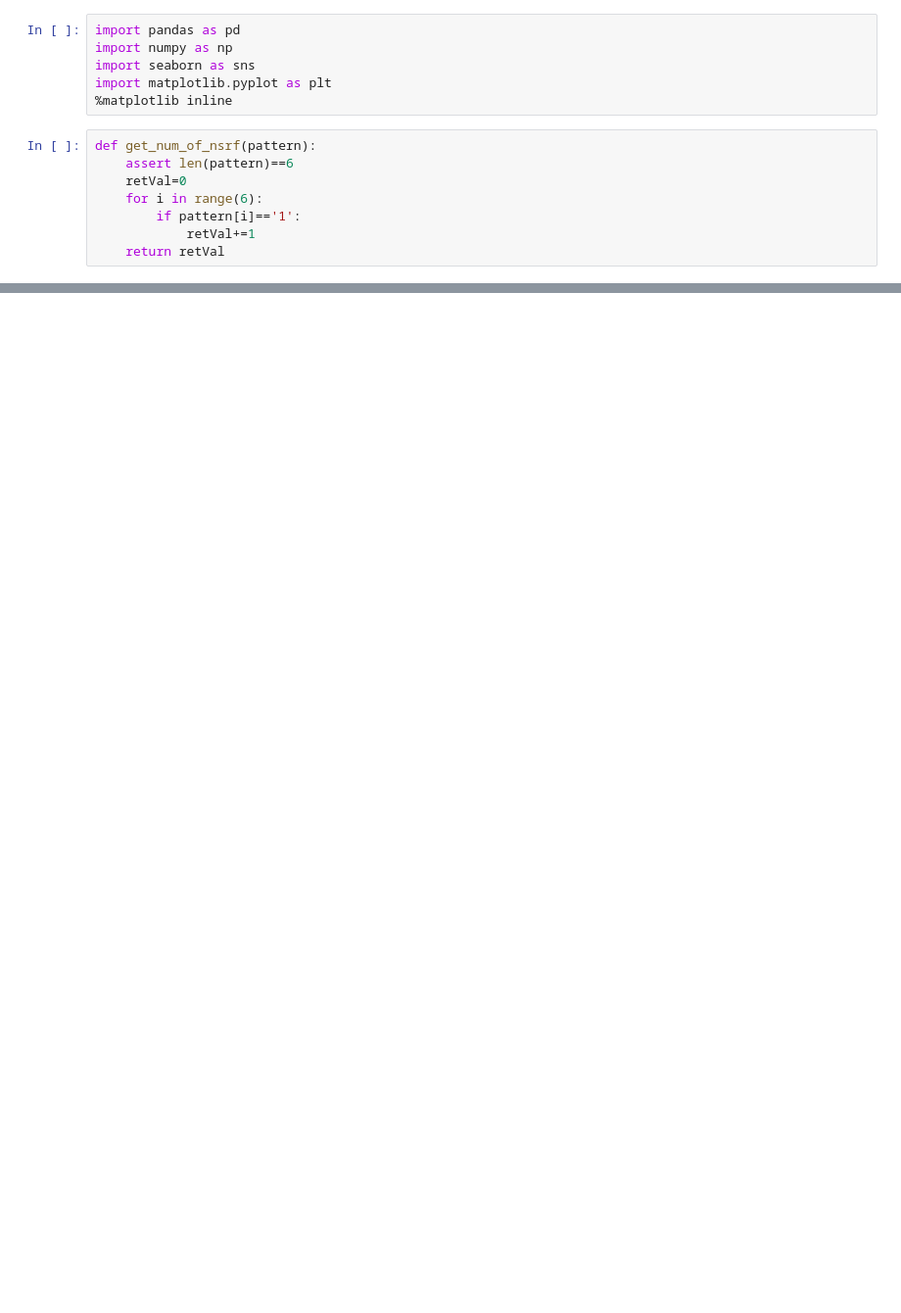
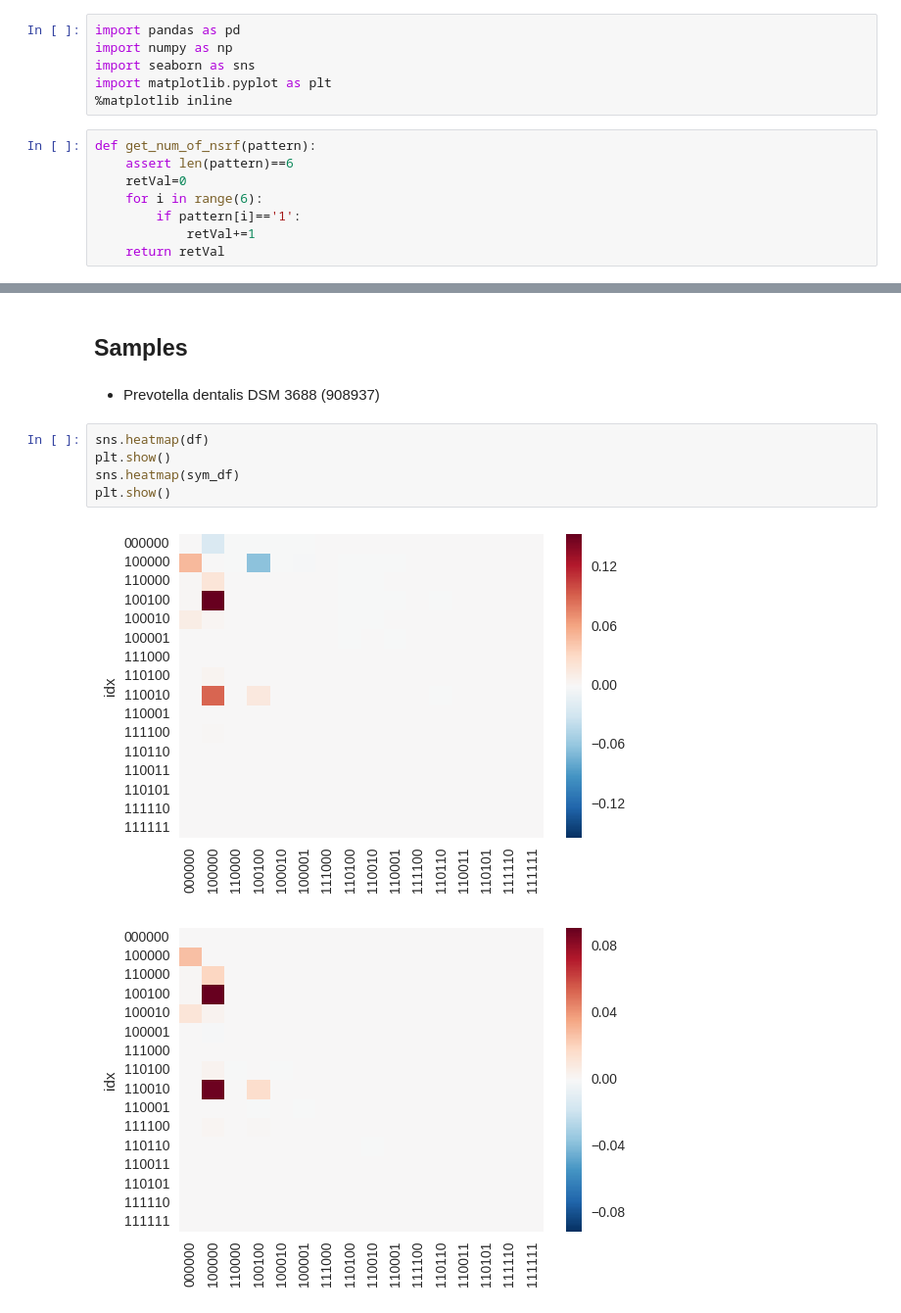
Before and after one commit to MitsukiUsui/genome, a Jupyter notebook: patternanalyze/transition_viz.ipynb, the cells around one changed output, grey strips where cells are left out. Shown at 98% size. Drawn from its saved outputs; the diff is of its cells as text; blank space fills up the shorter version.

```diff
--- a/patternanalyze/transition_viz.ipynb
+++ b/patternanalyze/transition_viz.ipynb
@@ -69 +33,13 @@ sym_df
+# %% [markdown]
+## Samples
+# %% [markdown]
+* Prevotella dentalis DSM 3688 (908937)
+# %%
+sns.heatmap(df)
+plt.show()
+sns.heatmap(sym_df)
+plt.show()
+# %% [output]
+[figure, added]
+[figure, added]
 # %% [markdown]
```
Also changed, not shown: parts of 7 cells of this notebook, 3 other files.
